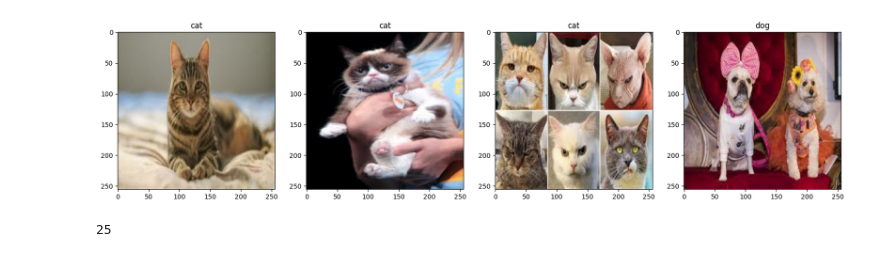
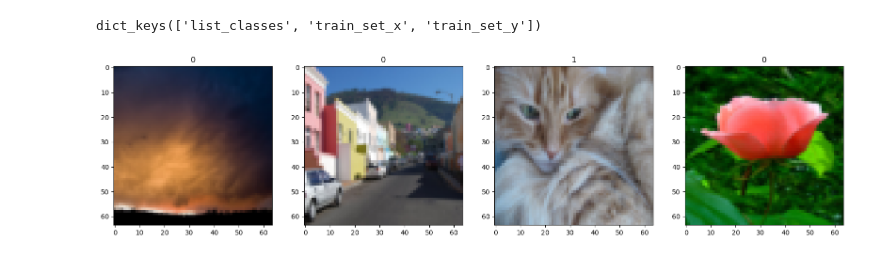
Before and after one commit to Jiwon96/TflEx, a Jupyter notebook: ai/Untitled0.ipynb, the cells around one changed output. Drawn from its saved outputs; the diff is of its cells as text; code cells hidden in the pictures.

```diff
--- a/ai/Untitled0.ipynb
+++ b/ai/Untitled0.ipynb
@@ -83,0 +9,15 @@ data.as_numpy_iterator().next()
+# %%
+# 읽기 모드로 파일 열기
+with h5py.File('data/train_catvnoncat.h5', 'r') as f:
+    # 데이터셋 로드
+    train={}
+    for k in f.keys():
+        train[k] = f[k][:]
+    #train = f['my_dataset'][:]
+    print(train)
+with h5py.File('data/test_catvnoncat.h5', 'r') as f:
+    # 데이터셋 로드
+    test ={}
+    for k in f.keys():
+        test[k] = f[k][:]
+    print(test)
@@ -84,12 +42,21 @@ data.as_numpy_iterator().next()
+# %%
+print(train.keys())
+# %% [output]
+dict_keys(['list_classes', 'train_set_x', 'train_set_y'])
+# %%
+imgs = []
+for i in range(4):
+    img = Image.fromarray(dset[i].astype("uint8"), "RGB")
+    imgs.append(img)
 # %%
-fig, ax = plt.subplots(ncols=4, figsize=(20,20))
-names = {1: 'dog', 0:'cat'}
-imgs, labels = data.as_numpy_iterator().next()
-imgs = imgs[:4]
-labels= labels[:4]
-
+from PIL import Image
+import numpy as np
+dset = train['train_set_x'][:4]
+labels = train['train_set_y'][:4]
+fig, ax = plt.subplots(nrows=1, ncols=4, figsize=(20,20))
 for idx, (img, label) in enumerate(zip(imgs, labels)):
-  ax[idx].imshow(img.astype(int))
-  ax[idx].title.set_text(names[label])
+    ax[idx].imshow(img)
+    ax[idx].title.set_text(label)
+plt.show()
 # %% [output]
-[figure, old version]
+[figure, new version]
@@ -101,4 +62,0 @@ test_size = int(len(data)*.1)
-# %%
-train_size
-# %% [output]
-25
```
Also changed, not shown: parts of 19 cells of this notebook, 47 other files.
